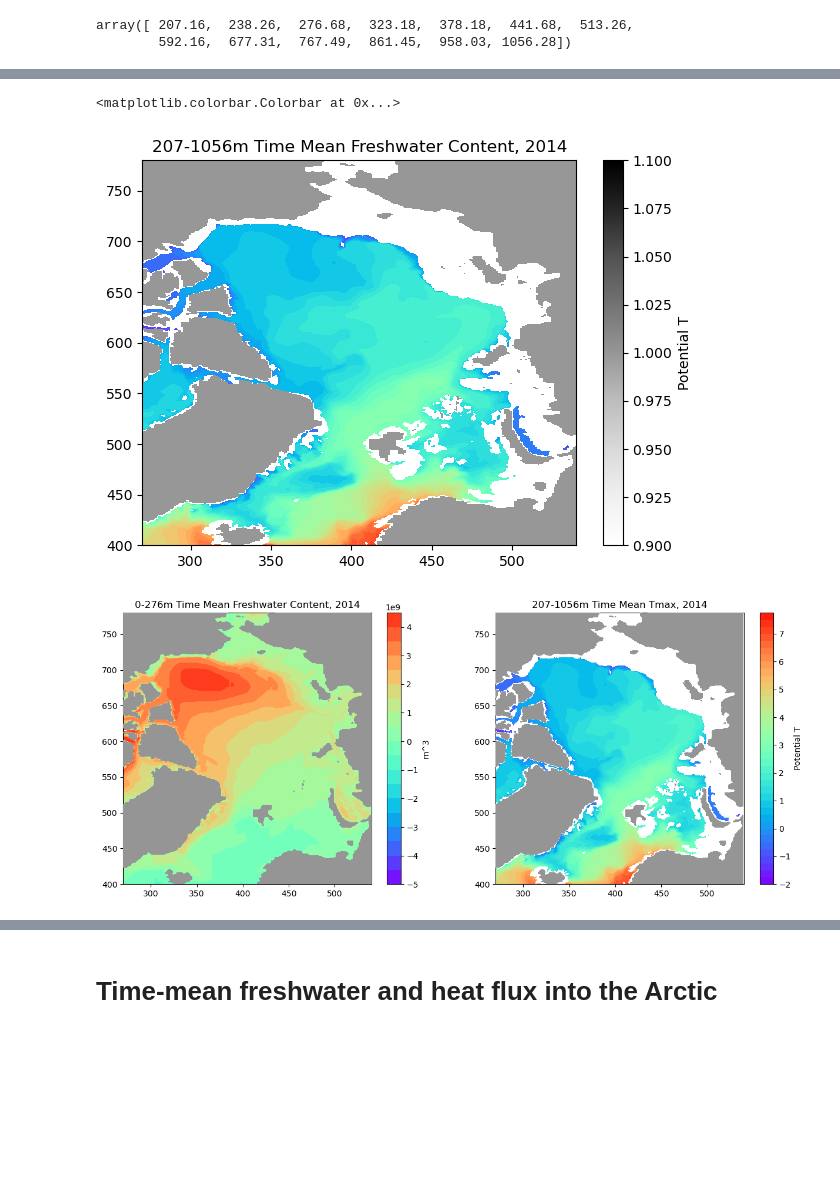
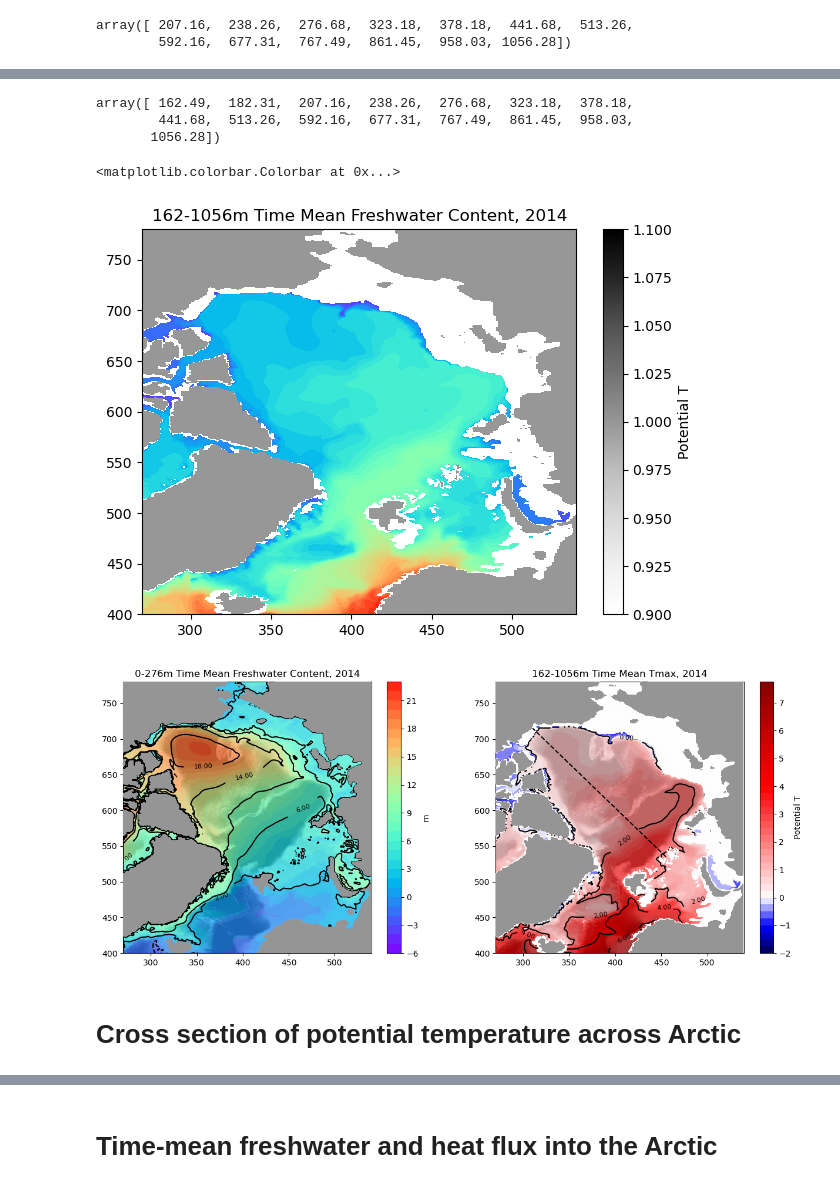
Before and after one commit to margaretmurakami/crios_backups, a Jupyter notebook: ASTE_270/Pemberton/VolumeExchangeDemo.ipynb, the cells around one changed output, grey strips where cells are left out. Saved outputs shown, nothing was run; the diff lists cells and outputs as text; code cells hidden in the pictures; blank space fills up the shorter version.

```diff
--- a/ASTE_270/Pemberton/VolumeExchangeDemo.ipynb
+++ b/ASTE_270/Pemberton/VolumeExchangeDemo.ipynb
@@ -385,7 +385,7 @@ endyr = 2019
 fnames = get_fnames(dt,startyr,endyr)
 
 times = {}
-times["2014"] = np.array([3,4,9,10])
+times["2014"] = np.array([1,2,3,4,5,6,7,8,9,10,11,12])
 # times["2015"] = np.array([1])
 
 # the filenames we want for 2014
@@ -486,7 +486,7 @@ for t in range(len(tsstr)):
             tmp2 = drf3d / mk3D_mod(DD, tmp1)
 
         # this is still wrong, we want to subtract the ETAN anomaly from the existing volumes
-        tmpvol =  (tmp1 + tmp2*mk3D_mod(ETAN, tmp2)) * mk3D_mod(RAC, hfC) * ffac     # volume, m * m^2  = m^3
+        tmpvol =  (tmp1 + tmp2*mk3D_mod(ETAN, tmp2)) #* mk3D_mod(RAC, hfC) * ffac     # volume, m * m^2  = m^3
 
     vol[t,:,:,:] = tmpvol
 
@@ -777,3 +782,9 @@ plt.show()
+# %%
+np.cumsum(mygrid['DRF'])[14:29] #[16:29]
+# %% [output]
+array([ 162.49,  182.31,  207.16,  238.26,  276.68,  323.18,  378.18,
+        441.68,  513.26,  592.16,  677.31,  767.49,  861.45,  958.03,
+       1056.28])
 # %%
 # Now look at the potential temperature maximum in the AW layer
     # select from the temperature where there is depth beween 200-1000m
@@ -784,7 +795,7 @@ Tmax = np.full((len(tsstr),ny,nx),np.nan)
 
 for i in range(len(tsstr)):
     # do step 1 to get FW volume and only look at the values at less than 254 m
-    tempsel = theta[i,16:29,:,:]
+    tempsel = theta[i,14:29,:,:]
     tempsel = np.nanmax(tempsel,axis=0)
 
     Tmax[i] = tempsel
@@ -796,35 +807,47 @@ cb = plt.contourf(get_aste_tracer(Tmax,nfx,nfy)[0],vmin=-2,vmax=8,cmap="rainbow"
 plt.pcolormesh(landmsk,cmap="Greys")
 plt.xlim(270, 540)
 plt.ylim(400, 780)
-plt.title("207-1056m Time Mean Freshwater Content, 2014")
+plt.title("162-1056m Time Mean Freshwater Content, 2014")
 plt.colorbar(label="Potential T")
 # %% [output]
 <matplotlib.colorbar.Colorbar at 0x...>
-[figure, old version]
+[figure, new version]
 # %%
 # do side by side subplots
 
 fig = plt.figure(figsize = (15,6))
 
 # salinity subplot
 ax = plt.subplot(121)
 data = get_aste_tracer(FWcontent, nfx, nfy)[0]
-cb = ax.contourf(data, cmap="rainbow", vmax=5e9, vmin=-5e9,levels=np.arange(-5e9,5e9,5e8),zorder=1)
-plt.colorbar(cb,label="m^3")
+plt.contourf(data, cmap="rainbow", vmax=24, vmin=-6,levels=np.arange(-6,24,1))
+contours = ax.contour(data,levels = np.arange(-6,24,4),colors="black")
+ax.clabel(contours, inline=True, fontsize=8, fmt='%.2f')
+plt.colorbar(label="m")
 ax.set_xlim(270, 540)
 ax.set_ylim(400, 780)
 ax.set_title("0-276m Time Mean Freshwater Content, 2014")
 ax.contourf(landmsk,cmap="Greys",zorder=5,levels=np.arange(-1,3,1))
+ax.pcolormesh(get_aste_tracer(mygrid['Depth'],nfx,nfy)[0],cmap="gray_r",alpha=0.25,vmax=3000)
 
 # temperature subplot
 ax = plt.subplot(122)
-cb = plt.contourf(get_aste_tracer(Tmax,nfx,nfy)[0],vmin=-2,vmax=8,cmap="rainbow",levels=np.arange(-2,8,.25))
+norm = TwoSlopeNorm(vmin=-2, vcenter=0, vmax=8)
+cb = plt.contourf(get_aste_tracer(Tmax,nfx,nfy)[0],cmap="seismic",levels=np.arange(-2,8,.25),norm=norm)
+contours = ax.contour(get_aste_tracer(Tmax,nfx,nfy)[0],levels = np.arange(-2,8,2),colors="black")
+ax.clabel(contours, inline=True, fontsize=8, fmt='%.2f')
 ax.set_xlim(270, 540)
 ax.set_ylim(400, 780)
-ax.set_title("207-1056m Time Mean Tmax, 2014")
+y = np.array([535,715])
+x = np.array([455,310])
+plt.plot(x,y,zorder=10,linestyle="dashed",color="black")
+ax.set_title("162-1056m Time Mean Tmax, 2014")
 plt.colorbar(cb,label="Potential T")
 ax.contourf(landmsk,cmap="Greys",zorder=5,levels=np.arange(-1,3,1))
+ax.pcolormesh(get_aste_tracer(mygrid['Depth'],nfx,nfy)[0],cmap="gray_r",alpha=0.25,vmax=3000)
 
-plt.savefig(path + "pemberton_fig3_2014.png",dpi=300)
+plt.savefig(path + "pemberton_fig3_2014_v3.png",dpi=300)
 # %% [output]
-[figure, old version]
+[figure, new version]
+# %% [markdown]
+# Cross section of potential temperature across Arctic
```
Also changed, not shown: parts of 14 cells of this notebook, 30 other files.
